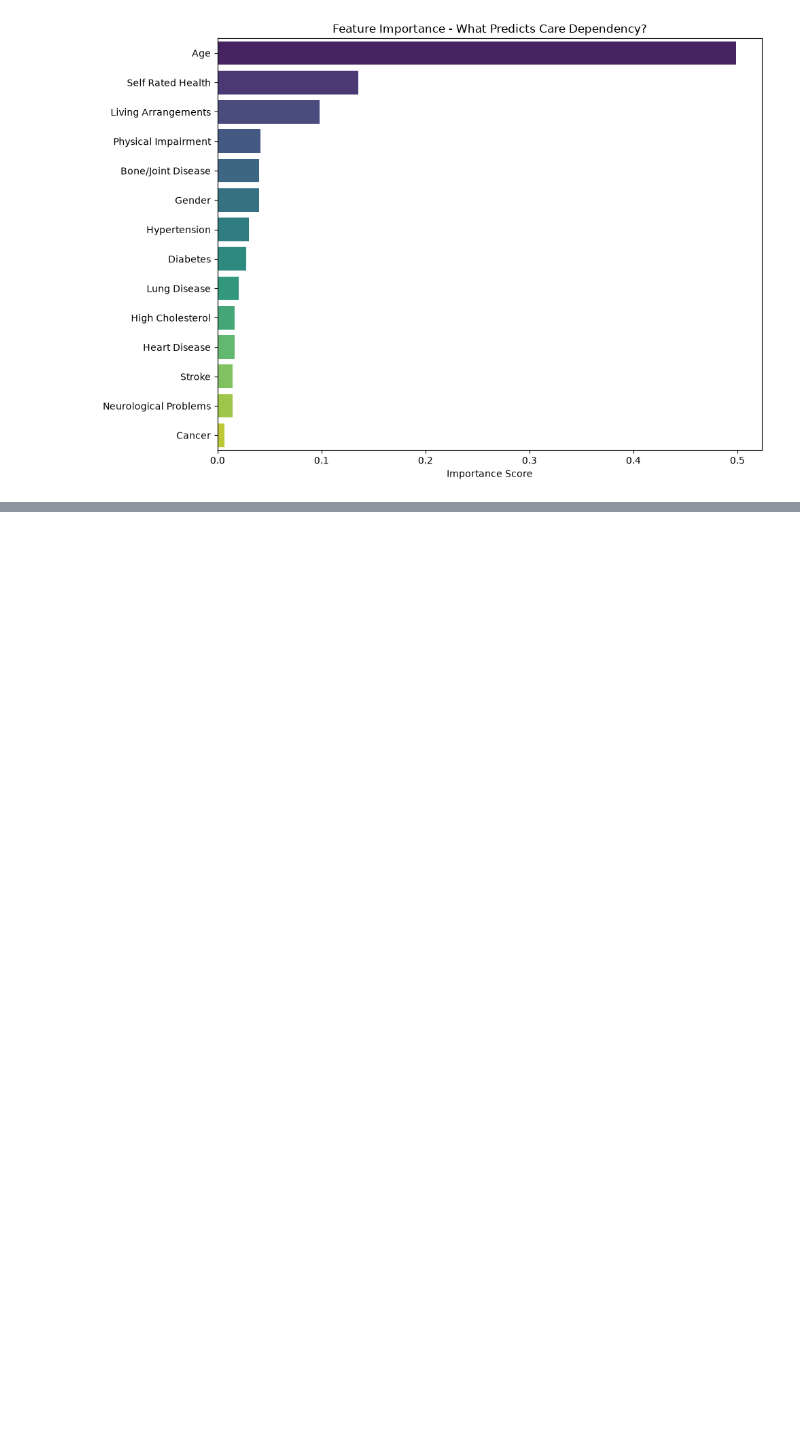
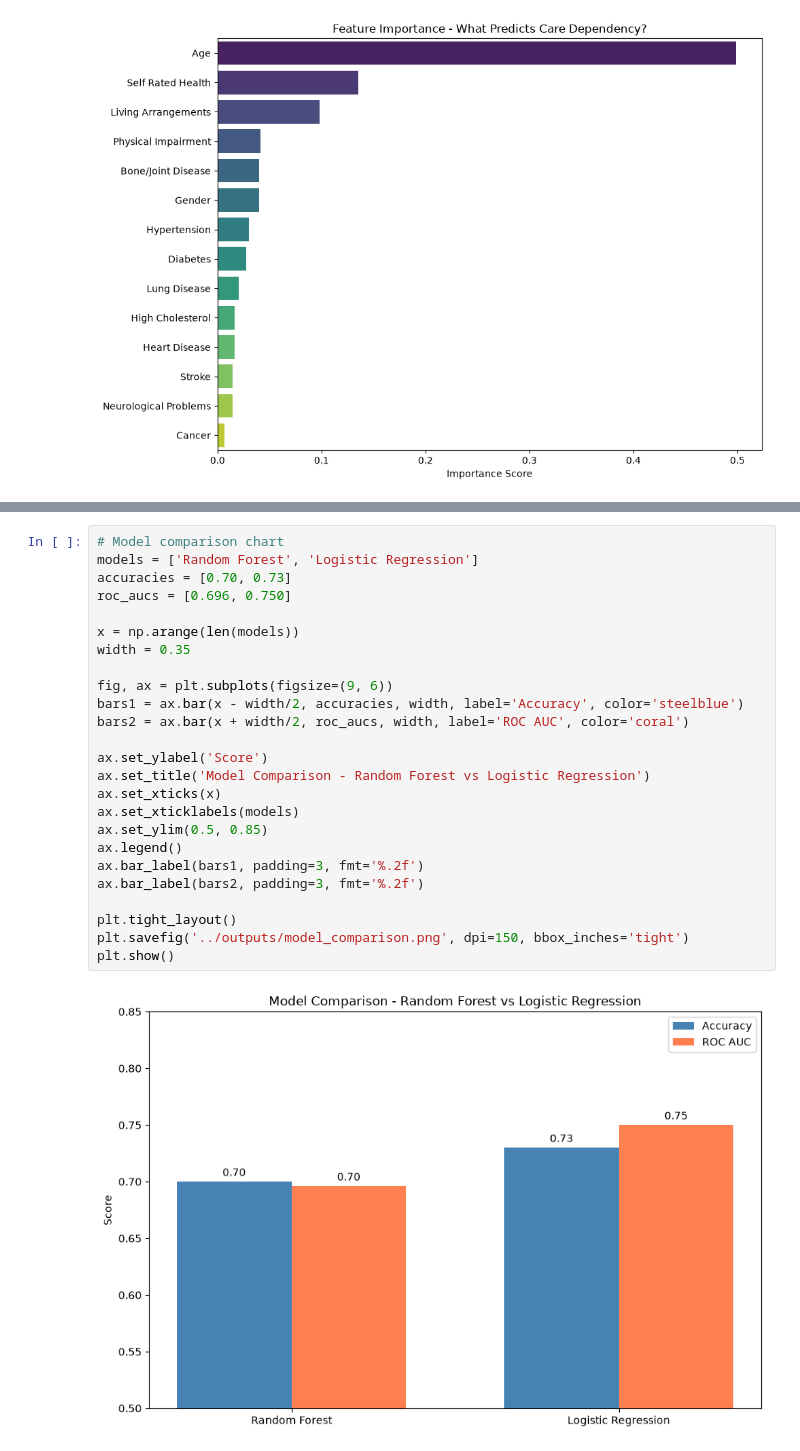
Before and after one commit to Tushar-Sekhri/elder-care-risk-prediction, a Jupyter notebook: notebooks/eda.ipynb, the cells around one changed output, grey strips where cells are left out. Drawn from its saved outputs; the diff is of its cells as text; blank space fills up the shorter version.

```diff
--- a/notebooks/eda.ipynb
+++ b/notebooks/eda.ipynb
@@ -356,0 +443,27 @@ plt.show()
+# %%
+# Model comparison chart
+models = ['Random Forest', 'Logistic Regression']
+accuracies = [0.70, 0.73]
+roc_aucs = [0.696, 0.750]
+
+x = np.arange(len(models))
+width = 0.35
+
+fig, ax = plt.subplots(figsize=(9, 6))
+bars1 = ax.bar(x - width/2, accuracies, width, label='Accuracy', color='steelblue')
+bars2 = ax.bar(x + width/2, roc_aucs, width, label='ROC AUC', color='coral')
+
+ax.set_ylabel('Score')
+ax.set_title('Model Comparison - Random Forest vs Logistic Regression')
+ax.set_xticks(x)
+ax.set_xticklabels(models)
+ax.set_ylim(0.5, 0.85)
+ax.legend()
+ax.bar_label(bars1, padding=3, fmt='%.2f')
+ax.bar_label(bars2, padding=3, fmt='%.2f')
+
+plt.tight_layout()
+plt.savefig('../outputs/model_comparison.png', dpi=150, bbox_inches='tight')
+plt.show()
+# %% [output]
+[figure, added]
```
Also changed, not shown: parts of 5 cells of this notebook.
